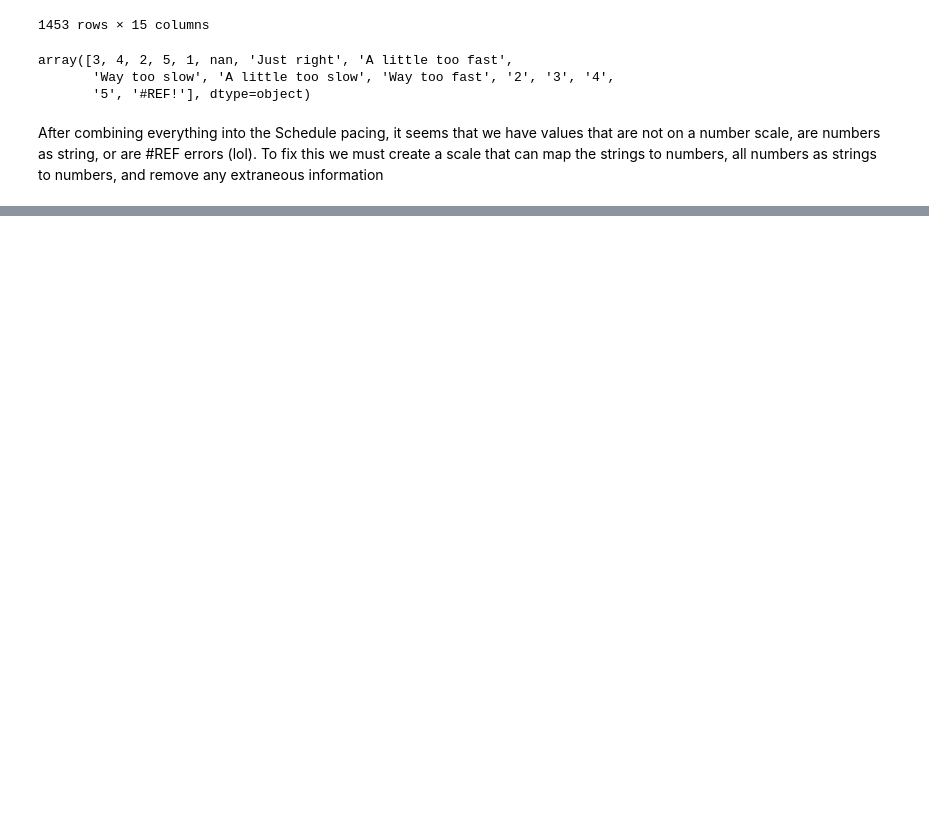
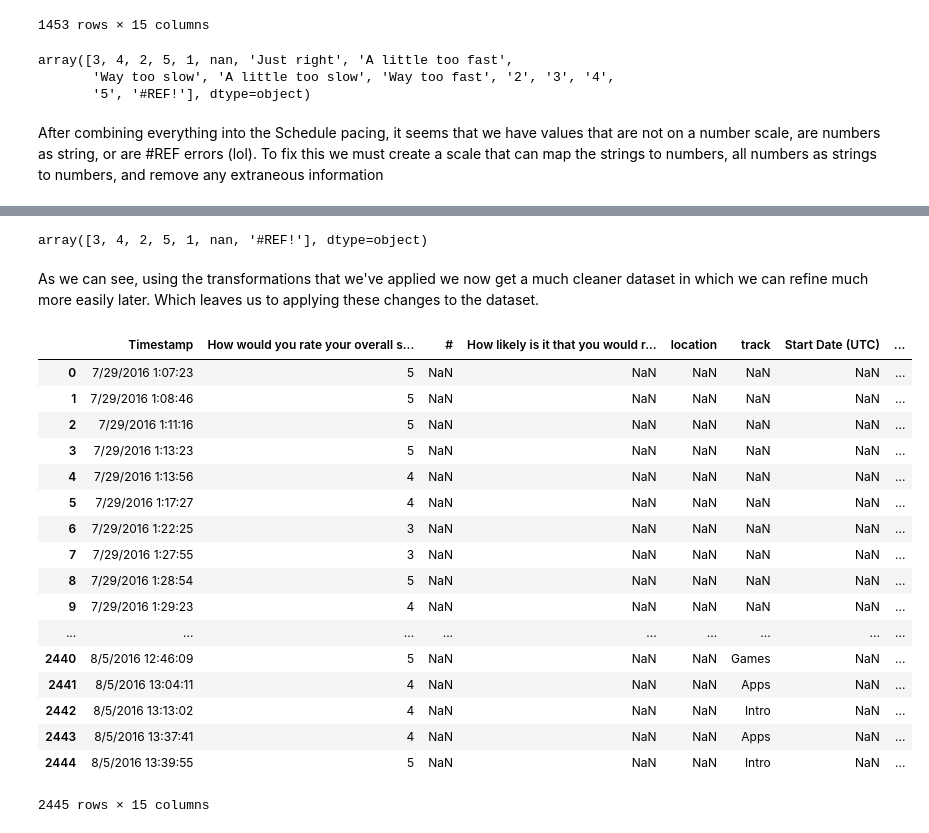
Before and after one commit to C3NZ/SANPS, a Jupyter notebook: Make School NPS.ipynb, the cells around one changed output, grey strips where cells are left out. Cells and saved outputs as stored; diff of their text form; code cells hidden in the pictures; blank space fills up the shorter version.

Commit message:
[feat] normalize the schedule pacing row

```diff
--- a/Make School NPS.ipynb
+++ b/Make School NPS.ipynb
@@ -195,0 +206,47 @@ After combining everything into the Schedule pacing, it seems that we have value
+# %%
+def fix_pacing(row):
+    scaled_values = {
+        'Just right': 5,
+        'A little too slow': 4,
+        'A little too fast': 3,
+        'Way too slow': 2,
+        'Way too fast': 1
+    }
+    if row in scaled_values:
+        return scaled_values[row]
+    else:
+        if type(row) == type('a') and row != '#REF!':
+            return int(row)
+        elif type(row) == None:
+            return None
+        else:
+            return row
+# %%
+df['Schedule Pacing'].map(fix_pacing).unique()
+# %% [output]
+array([3, 4, 2, 5, 1, nan, '#REF!'], dtype=object)
+# %% [markdown]
+As we can see, using the transformations that we've applied we now get a much cleaner dataset in which we can refine much more easily later. Which leaves us to applying these changes to the dataset.
+# %%
+df['Schedule Pacing'] = df['Schedule Pacing'].map(fix_pacing)
+# %%
+df
+# %% [output]
+|  | Timestamp | How would you rate your overall s... | # | How likely is it that you would r... | location | track | Start Date (UTC) | ... |
+| 0 | 7/29/2016 1:07:23 | 5 | NaN | NaN | NaN | NaN | NaN | ... |
+| 1 | 7/29/2016 1:08:46 | 5 | NaN | NaN | NaN | NaN | NaN | ... |
+| 2 | 7/29/2016 1:11:16 | 5 | NaN | NaN | NaN | NaN | NaN | ... |
+| 3 | 7/29/2016 1:13:23 | 5 | NaN | NaN | NaN | NaN | NaN | ... |
+| 4 | 7/29/2016 1:13:56 | 4 | NaN | NaN | NaN | NaN | NaN | ... |
+| 5 | 7/29/2016 1:17:27 | 4 | NaN | NaN | NaN | NaN | NaN | ... |
+| 6 | 7/29/2016 1:22:25 | 3 | NaN | NaN | NaN | NaN | NaN | ... |
+| 7 | 7/29/2016 1:27:55 | 3 | NaN | NaN | NaN | NaN | NaN | ... |
+| 8 | 7/29/2016 1:28:54 | 5 | NaN | NaN | NaN | NaN | NaN | ... |
+| 9 | 7/29/2016 1:29:23 | 4 | NaN | NaN | NaN | NaN | NaN | ... |
+| ... | ... | ... | ... | ... | ... | ... | ... | ... |
+| 2440 | 8/5/2016 12:46:09 | 5 | NaN | NaN | NaN | Games | NaN | ... |
+| 2441 | 8/5/2016 13:04:11 | 4 | NaN | NaN | NaN | Apps | NaN | ... |
+| 2442 | 8/5/2016 13:13:02 | 4 | NaN | NaN | NaN | Intro | NaN | ... |
+| 2443 | 8/5/2016 13:37:41 | 4 | NaN | NaN | NaN | Apps | NaN | ... |
+| 2444 | 8/5/2016 13:39:55 | 5 | NaN | NaN | NaN | Intro | NaN | ... |
+2445 rows × 15 columns
```
Also changed, not shown: parts of 2 cells of this notebook.
